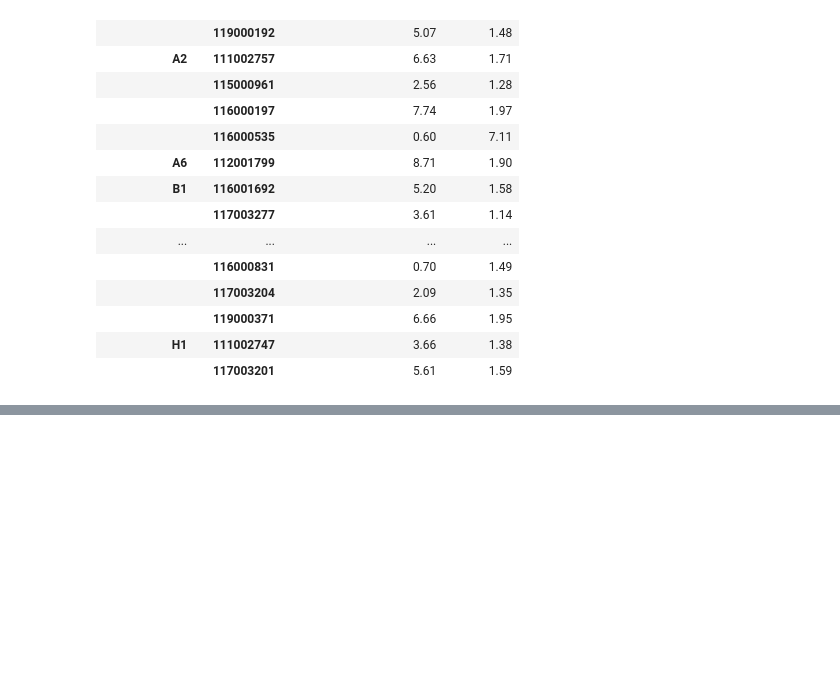
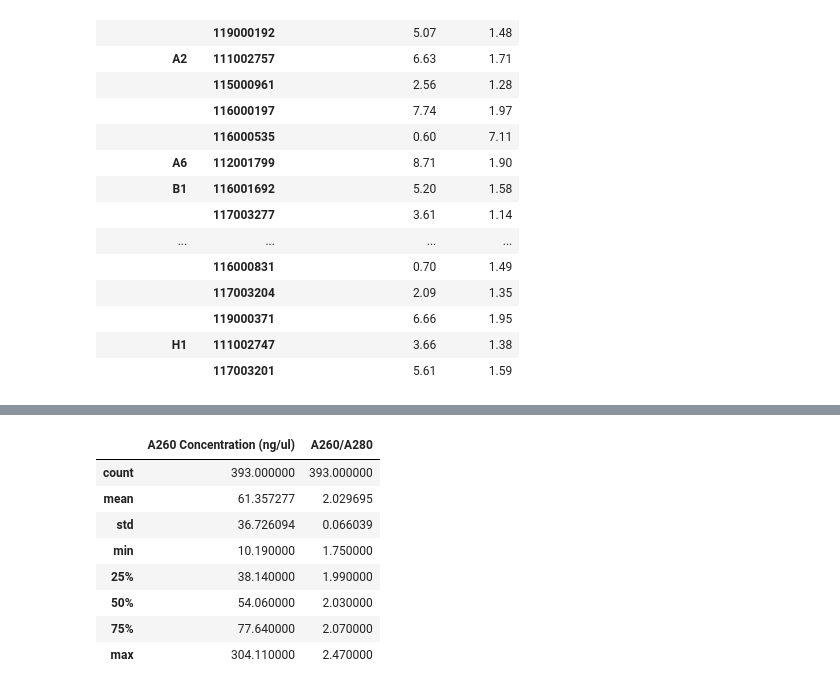
Before and after one commit to UK-BIOCentre/SSD_Core, a Jupyter notebook: Analysis/Apr 2022/GEL RNA/April 2022.ipynb, the cells around one changed output, grey strips where cells are left out. Cells and saved outputs as stored; diff of their text form; code cells hidden in the pictures; blank space fills up the shorter version.

```diff
--- a/Analysis/Apr 2022/GEL RNA/April 2022.ipynb
+++ b/Analysis/Apr 2022/GEL RNA/April 2022.ipynb
@@ -351,0 +373,12 @@ df4.to_csv('concentration_less_than_10.csv')
+# %%
+df_conc_more_than_10.describe()
+# %% [output]
+|  | A260 Concentration (ng/ul) | A260/A280 |
+| count | 393.000000 | 393.000000 |
+| mean | 61.357277 | 2.029695 |
+| std | 36.726094 | 0.066039 |
+| min | 10.190000 | 1.750000 |
+| 25% | 38.140000 | 1.990000 |
+| 50% | 54.060000 | 2.030000 |
+| 75% | 77.640000 | 2.070000 |
+| max | 304.110000 | 2.470000 |
```
Also changed, not shown: parts of 4 cells of this notebook, 47 other files.
